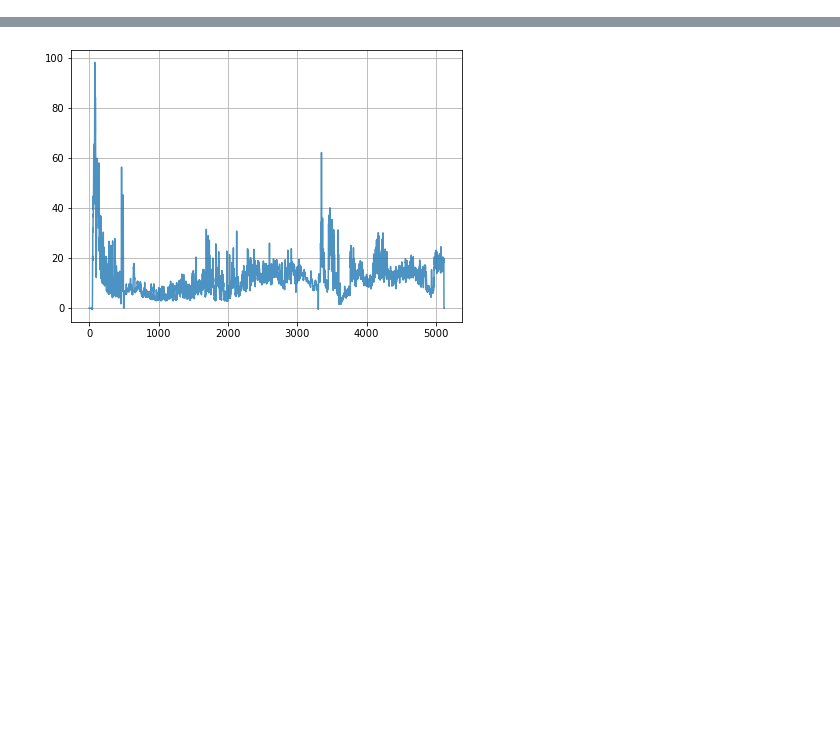
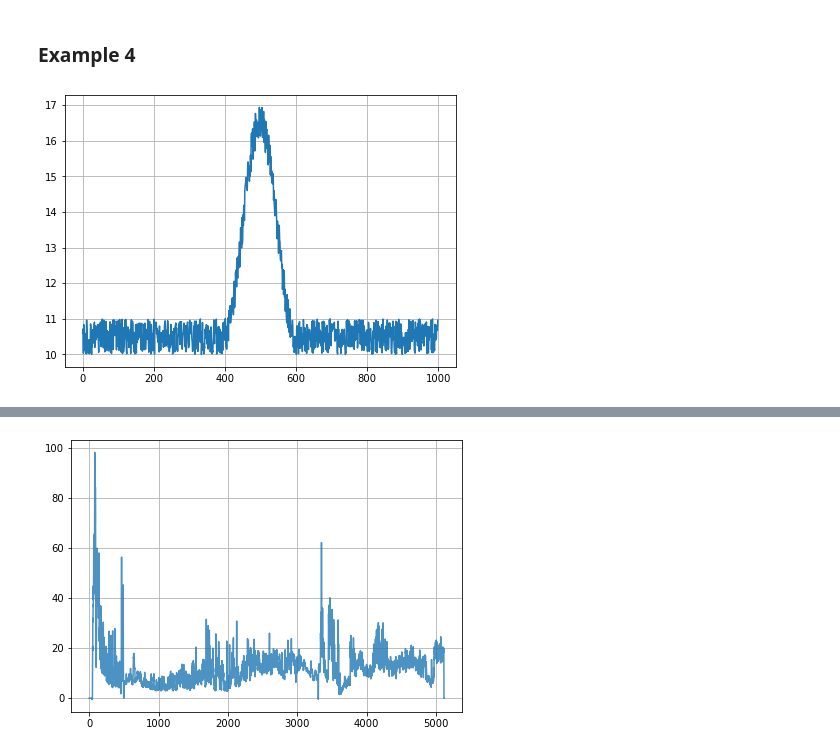
Before and after one commit to Berry-More/GIS-data-detection, a Jupyter notebook: Demonstration.ipynb, the cells around one changed output, grey strips where cells are left out. Cells and saved outputs as stored; diff of their text form; code cells hidden in the pictures; blank space fills up the shorter version.

```diff
--- a/Demonstration.ipynb
+++ b/Demonstration.ipynb
@@ -84,0 +89,12 @@ plt.show()
+# %% [markdown]
+### Example 4
+# %%
+test4 = [10 for i in range(400)] + list(np.sin(np.linspace(-1.5, 4.7, 200))*3 + 13) + [10 for i in range(400)]
+test4 = np.array(test4) + np.random.uniform(0, 1, len(test4))
+
+fig = plt.figure(figsize=(7, 5))
+plt.plot(test4)
+plt.grid()
+plt.show()
+# %% [output]
+[figure, added]
```
Also changed, not shown: parts of 31 cells of this notebook, 1 other file.
